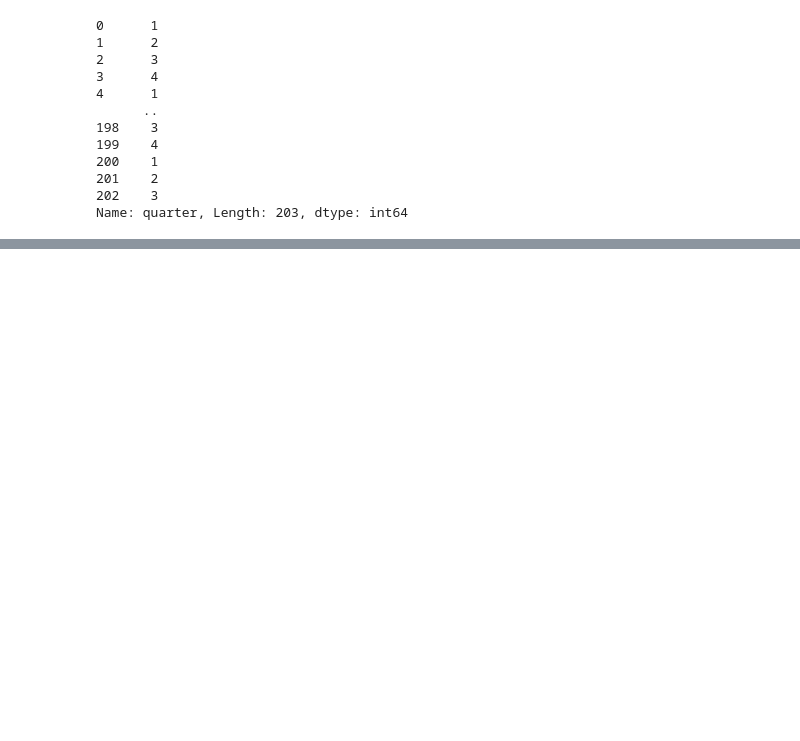
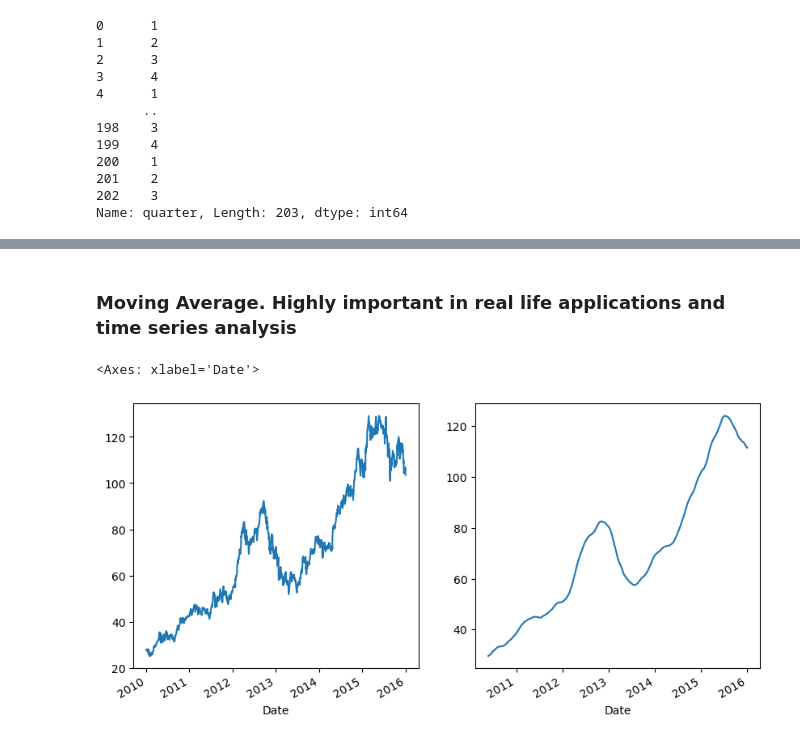
Before and after one commit to umais2005/Learning-Data_Analysis, a Jupyter notebook: Learning Data Analysis.ipynb, the cells around one changed output, grey strips where cells are left out. Cells and saved outputs as stored; diff of their text form; code cells hidden in the pictures; blank space fills up the shorter version.

Commit message:
pc moving average

```diff
--- a/Learning Data Analysis.ipynb
+++ b/Learning Data Analysis.ipynb
@@ -797,0 +816,12 @@ macro
+# %% [markdown]
+### Moving Average. Highly important in real life applications and time series analysis
+# %%
+fig, axes = plt.subplots(1,2)
+
+fig.set(figwidth=10)
+stocks['AAPL']['2010':'2015'].plot(ax=axes[0])
+
+stocks.rolling(100).mean()['AAPL']['2010':'2015'].plot(ax=axes[1])
+# %% [output]
+<Axes: xlabel='Date'>
+[figure, added]
```
Also changed, not shown: parts of 37 cells of this notebook.
